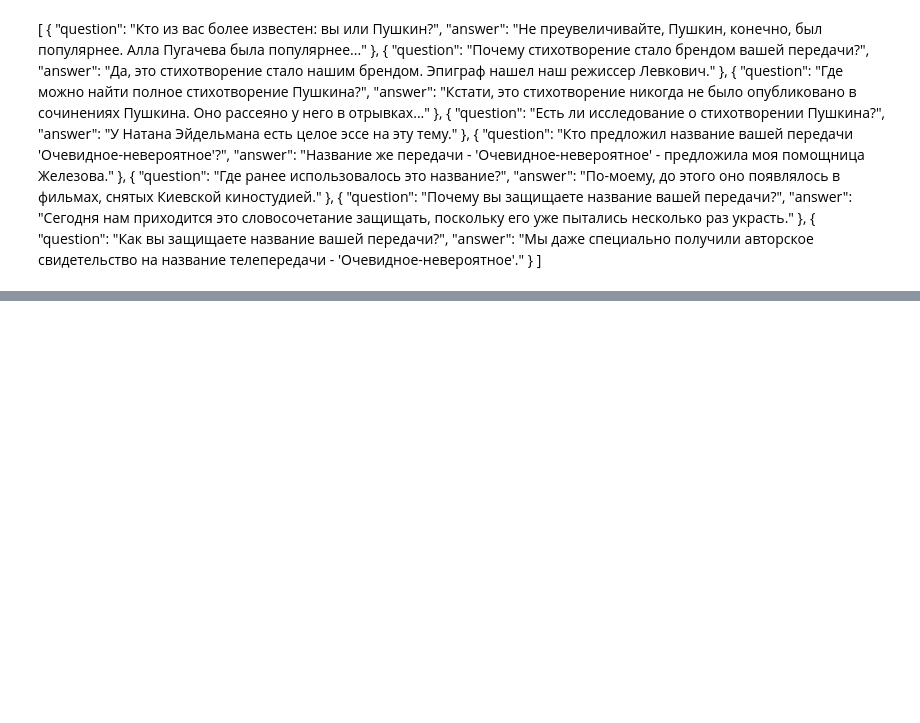
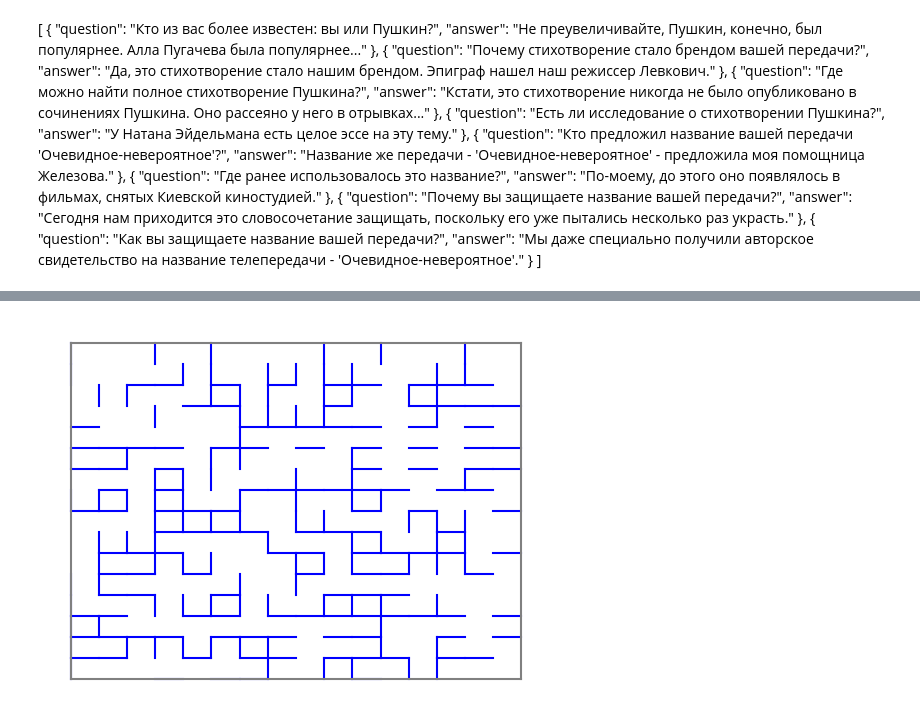
Before and after one commit to violetdenim/kapitza_bot, a Jupyter notebook: _experiments/demo.ipynb, the cells around one changed output, grey strips where cells are left out. Drawn from its saved outputs; the diff is of its cells as text; code cells hidden in the pictures; blank space fills up the shorter version.

```diff
--- a/_experiments/demo.ipynb
+++ b/_experiments/demo.ipynb
@@ -184,0 +433,9 @@ Dataset({
+# %%
+env = Environment()
+r, u = env.right_edges, env.up_edges
+obj = env.labyrinth()
+# agent = Agent(env)
+# %%
+env.draw()
+# %% [output]
+[figure, added]
```
Also changed, not shown: parts of 8 cells of this notebook, 17 other files.
